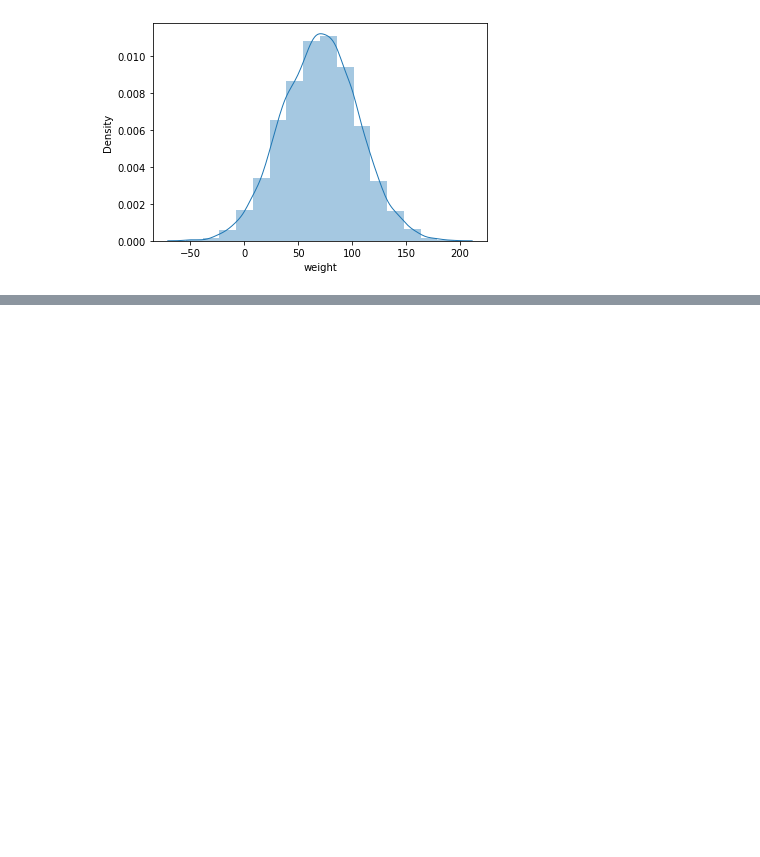
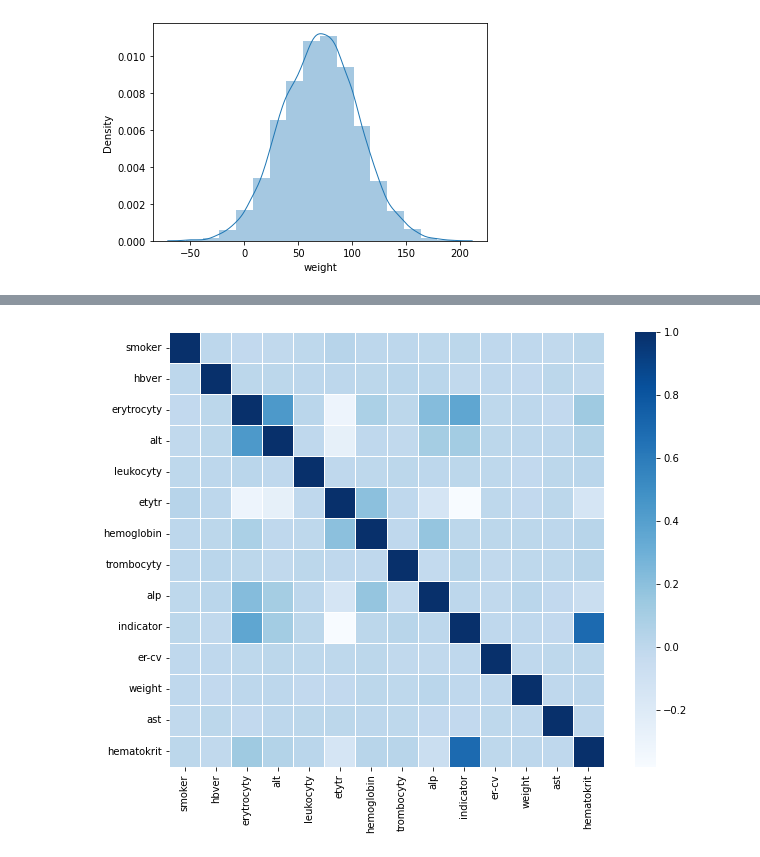
Before and after one commit to MarkoStahovec/IAU-Stahovec-Viest, a Jupyter notebook: main.ipynb, the cells around one changed output, grey strips where cells are left out. Cells and saved outputs as stored; diff of their text form; code cells hidden in the pictures; blank space fills up the shorter version.

Commit message:
Began 2nd quest, added few graphs and palettes

```diff
--- a/main.ipynb
+++ b/main.ipynb
@@ -199,0 +203,6 @@ data_labor.head()
+# %%
+fig, ax = plt.subplots(figsize=(11, 8))
+heatmap = sns.heatmap(data_labor.corr(), linewidths=.5, square=True, linewidth=0.5, cmap="Blues")
+# heatmap.set_title('Correlation Heatmap', fontdict={'font':12}, pad=12);
+# %% [output]
+[figure, added]
```
Also changed, not shown: parts of 13 cells of this notebook.
